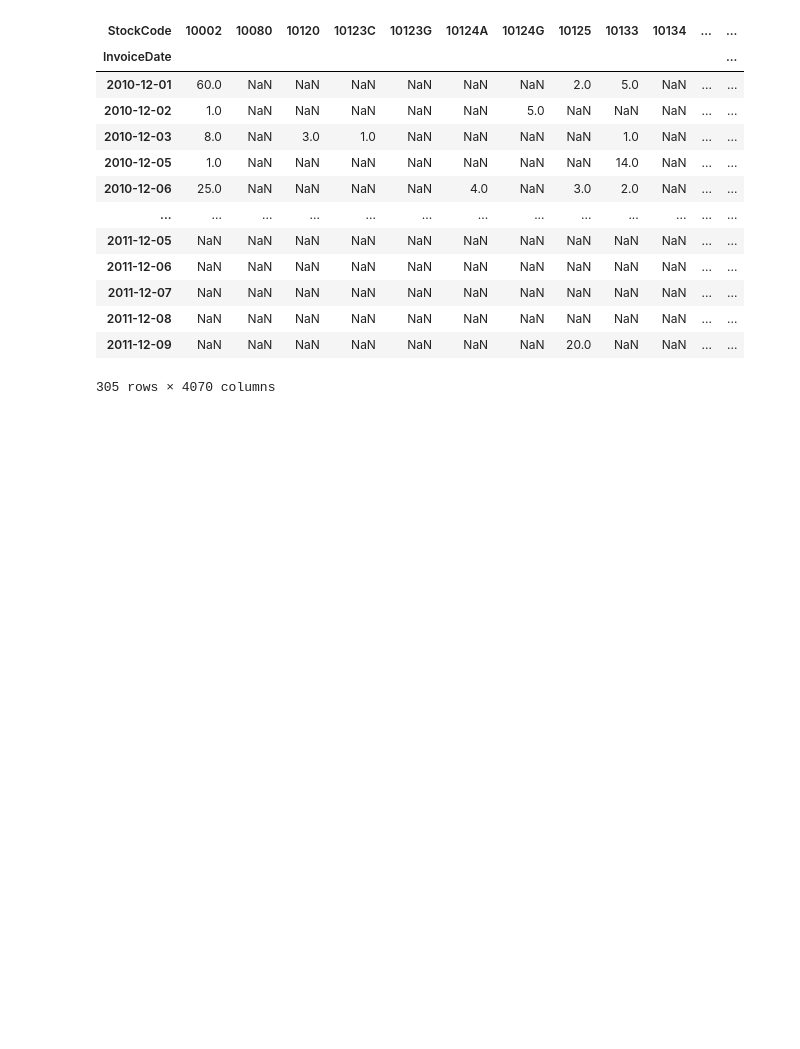
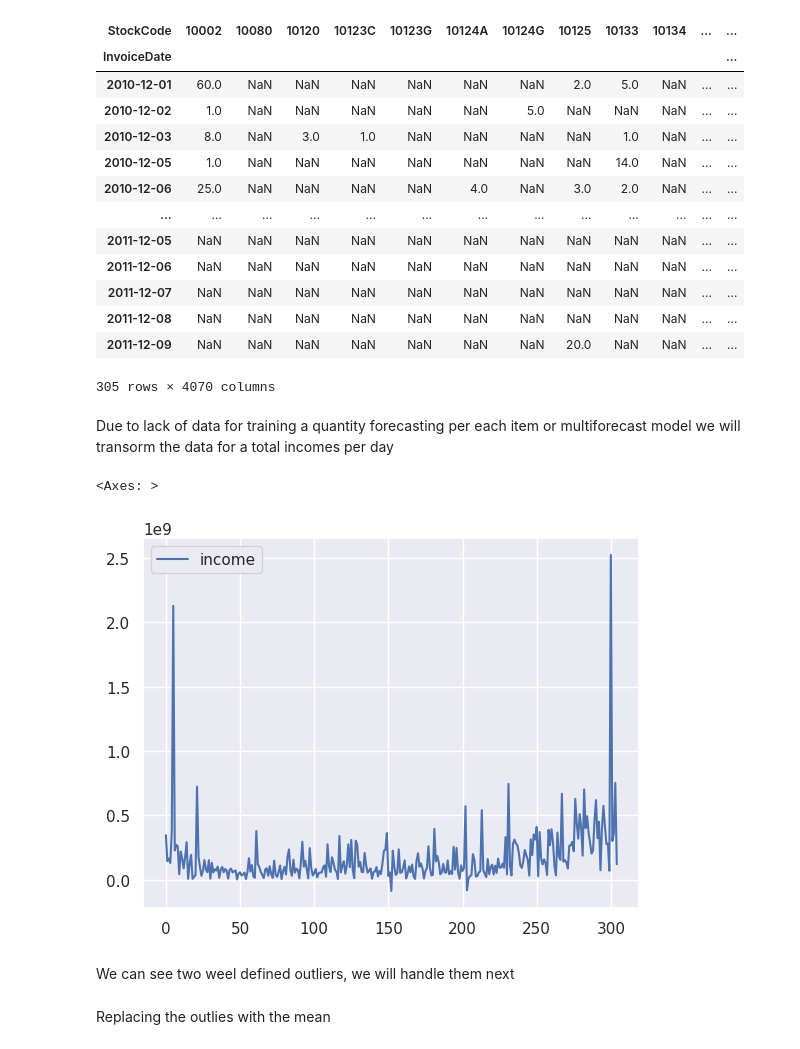
Before and after one commit to BanuelosCarlos/MLOPs-boootcamp-project, a Jupyter notebook: notebooks/data-preparation.ipynb, the cells around one changed output. Cells and saved outputs as stored; diff of their text form; code cells hidden in the pictures; blank space fills up the shorter version.

Commit message:
PJ-03 data preparation

```diff
--- a/notebooks/data-preparation.ipynb
+++ b/notebooks/data-preparation.ipynb
@@ -5,6 +5,8 @@ import seaborn as sns
 import numpy as np
 import os
 import datetime
+# %%
+sns.set()
 # %% [markdown]
 # Import retail data
 # %%
@@ -46,3 +48,21 @@ data.pivot_table(columns='StockCode', index='InvoiceDate', values='Quantity')
 | 2011-12-08 | NaN | NaN | NaN | NaN | NaN | NaN | NaN | NaN | NaN | NaN | ... | ... |
 | 2011-12-09 | NaN | NaN | NaN | NaN | NaN | NaN | NaN | 20.0 | NaN | NaN | ... | ... |
 305 rows × 4070 columns
+# %% [markdown]
+Due to lack of data for training a quantity forecasting per each item or multiforecast model we will transorm the data for a total incomes per day
+# %%
+incomes_df = (retail_df
+    .groupby('InvoiceDate')
+    .sum()
+    .reset_index()
+    .assign(income = lambda df: df.Quantity*df.UnitPrice)
+    .rename(columns={'InvoiceDate':'date'})
+    [['date', 'income']]
+)
+# %%
+incomes_df.plot()
+# %% [output]
+<Axes: >
+[figure, added]
+# %% [markdown]
+We can see two weel defined outliers, we will handle them next
@@ -48,0 +73,2 @@ data.pivot_table(columns='StockCode', index='InvoiceDate', values='Quantity')
+# %% [markdown]
+Replacing the outlies with the mean
```
Also changed, not shown: parts of 6 cells of this notebook, 1 other file.
